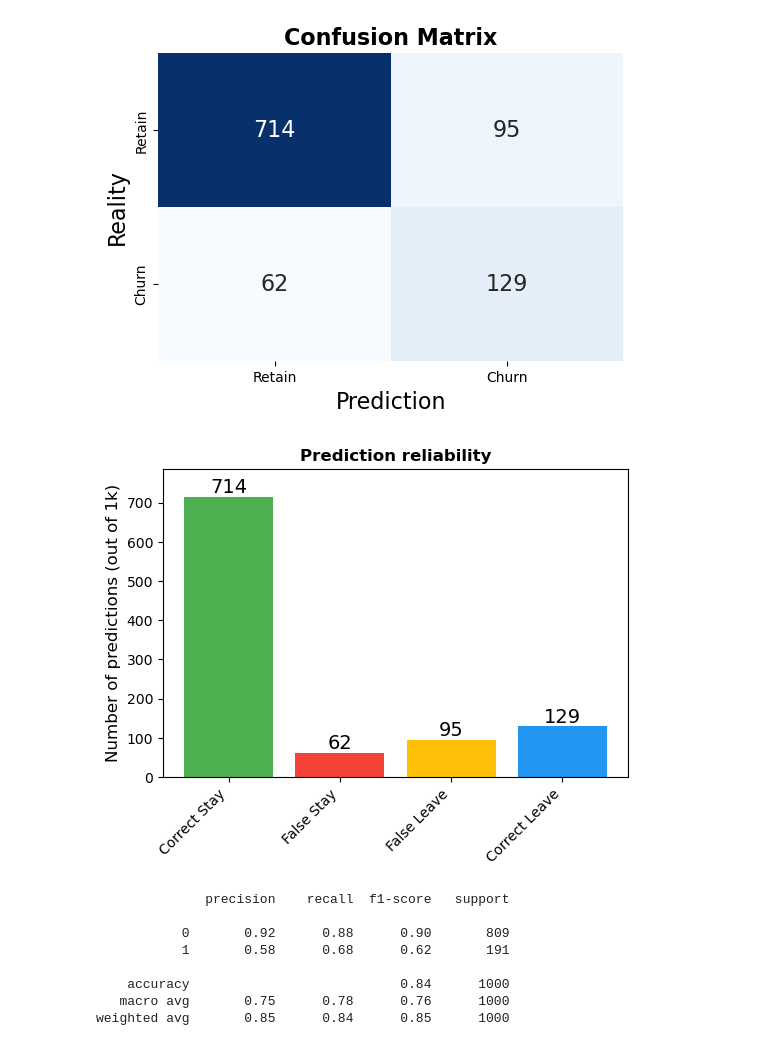
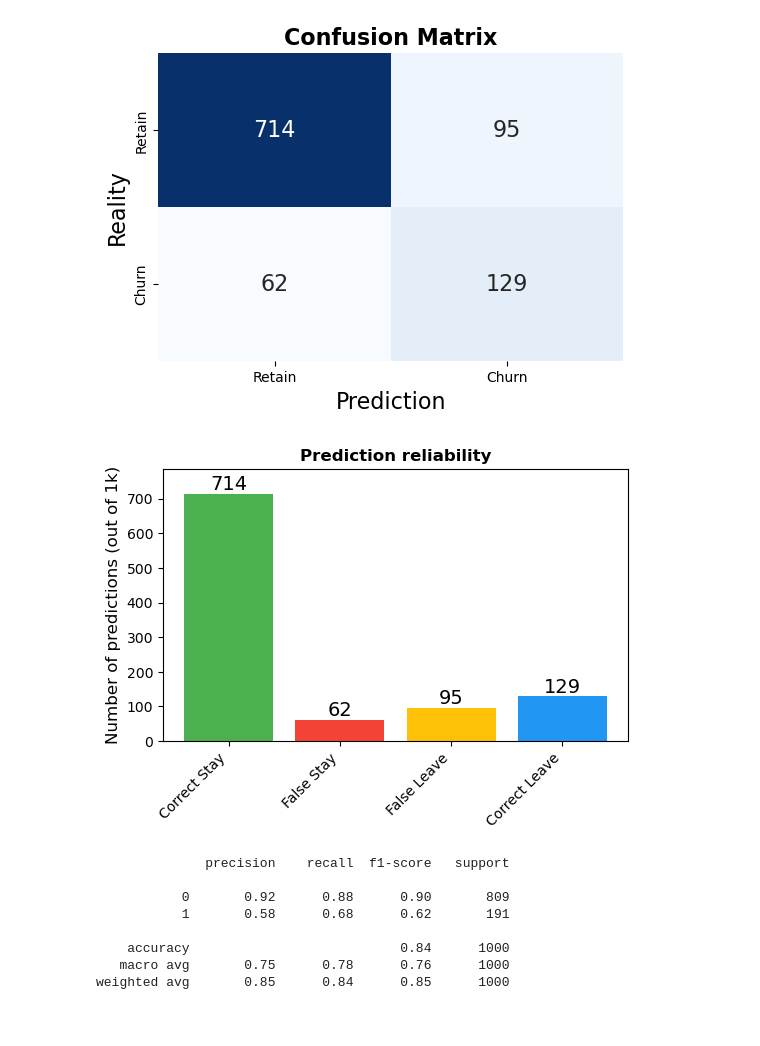
Before and after one commit to M-Grzymowicz/Banking-Customer-Churn---Analysis-and-Prediction, a Jupyter notebook: notebooks/banking.ipynb, the cells around one changed output. Cells and saved outputs as stored; diff of their text form; code cells hidden in the pictures.

```diff
--- a/notebooks/banking.ipynb
+++ b/notebooks/banking.ipynb
@@ -1779,33 +1779,34 @@ plt.show()
 # %%
 # Presenting results of confusion matrix in colmn chart.
 
 fig, ax = plt.subplots(figsize=(6, 4))
 
 labels = ['Correct Stay', 'False Stay', 'False Leave', 'Correct Leave']
 sizes = [conf_matrix_rf[0, 0], conf_matrix_rf[1, 0], conf_matrix_rf[0, 1], conf_matrix_rf[1, 1]]
 colors = ['#4CAF50', '#F44336', '#FFC107', '#2196F3']
 
 ax.bar(labels, sizes, color=colors)
 
 plt.title('Prediction reliability', fontsize=12, fontweight='bold')
 #plt.xlabel('Type of prediction', fontsize=12)
 plt.ylabel('Number of predictions (out of 1k)', fontsize=12)
 
 # Adding values on the columns
 for i, v in enumerate(sizes):
     ax.text(i, v, str(v), ha='center', va='bottom', fontsize=14)
 
 plt.xticks(rotation=45, ha='right')
 
 # Adjusting the Y-axis to create more space at the top
 ax.set_ylim(0, max(sizes) * 1.1)
 
 # saving chart
 fig.savefig('../results/figures/prediction_reliability.png', dpi=300)
-
+# Adjust the bottom margin to prevent cutting off xticks
+plt.subplots_adjust(bottom=0.2)
 plt.show()
 # %% [output]
-[figure, old version]
+[figure, new version]
 # %%
 print(class_report_rf)
 
```
